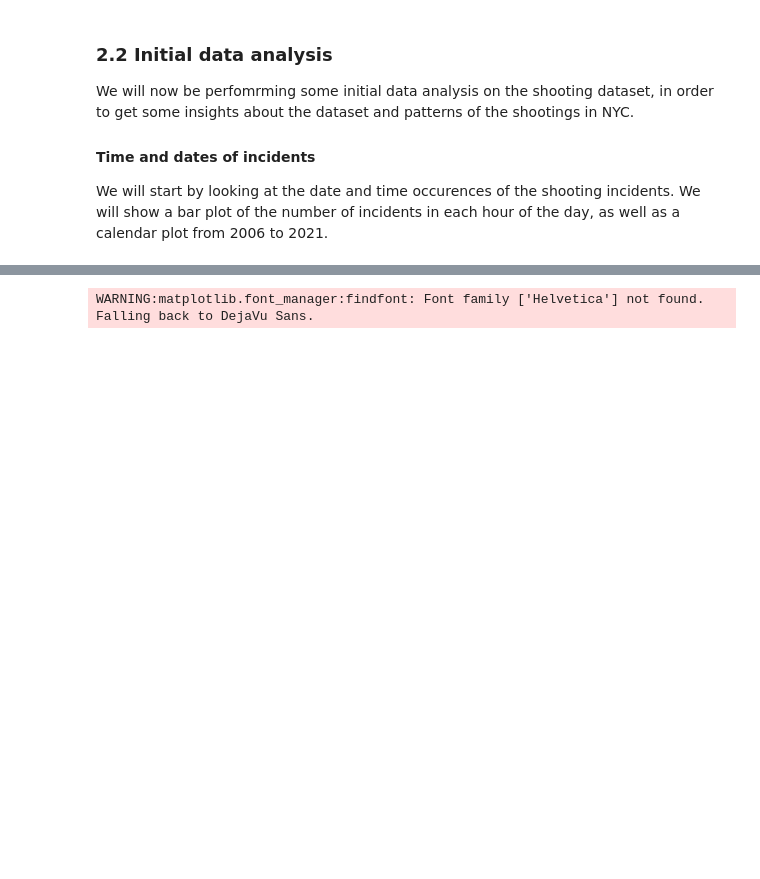
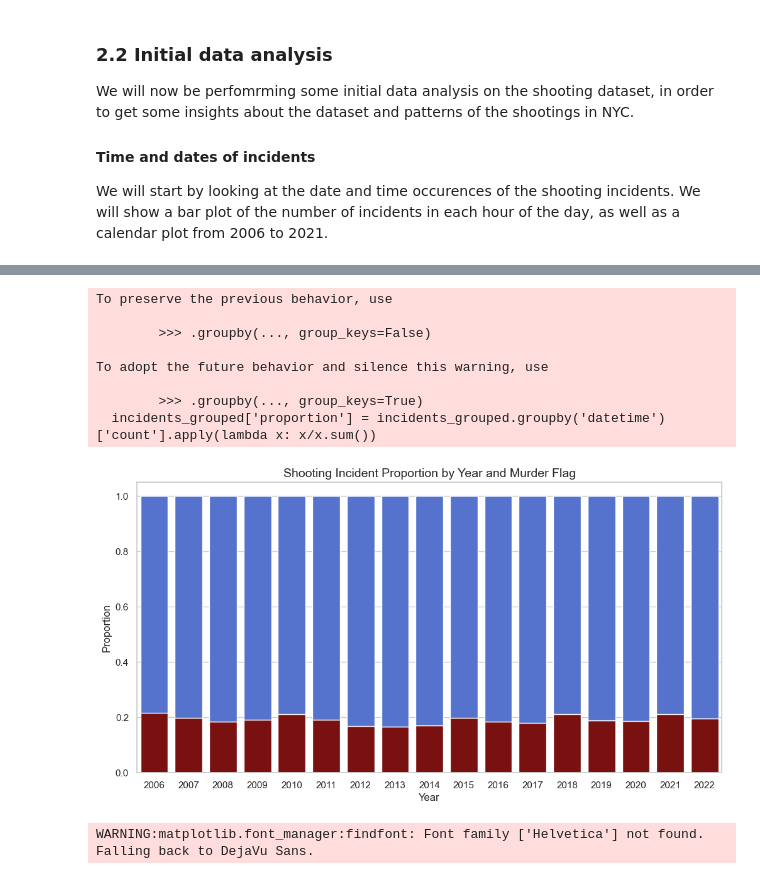
Before and after one commit to pauloog/SocialData, a Jupyter notebook: Final Project/Exploratory Data Analysis.ipynb, the cells around one changed output, grey strips where cells are left out. Drawn from its saved outputs; the diff is of its cells as text; code cells hidden in the pictures; blank space fills up the shorter version.

```diff
--- a/Final Project/Exploratory Data Analysis.ipynb
+++ b/Final Project/Exploratory Data Analysis.ipynb
@@ -179,3 +196,33 @@ plt.show()
+# %%
+# Calculate the proportion of each category by year
+incidents_grouped['proportion'] = incidents_grouped.groupby('datetime')['count'].apply(lambda x: x/x.sum())
+
+# Pivot the table to create a 100% stacked bar chart
+incidents_pivot = incidents_grouped.pivot(index='datetime', columns='statistical_murder_flag', values='proportion')
+incidents_pivot.columns = ['No', 'Yes']  # Rename the columns
+
+# Plot the 100% stacked bar chart
+plt.figure(figsize=(12, 6))
+sns.barplot(x=incidents_pivot.index, y=incidents_pivot['Yes'], color='darkred')
+sns.barplot(x=incidents_pivot.index, y=incidents_pivot['No'], color='royalblue', bottom=incidents_pivot['Yes'])
+
+# Set plot title and axis labels
+plt.title('Shooting Incident Proportion by Year and Murder Flag', fontsize=14)
+plt.xlabel('Year', fontsize=12)
+plt.ylabel('Proportion', fontsize=12)
+
+# Show plot
+plt.show()
+# %% [output]
+To preserve the previous behavior, use
+
+        >>> .groupby(..., group_keys=False)
+
+To adopt the future behavior and silence this warning, use
+
+        >>> .groupby(..., group_keys=True)
+  incidents_grouped['proportion'] = incidents_grouped.groupby('datetime')['count'].apply(lambda x: x/x.sum())
+[figure, added]
 # %%
 # Calendar plot
 all_days = df_shooting.datetime.dt.date.unique().astype('datetime64')
```
Also changed, not shown: parts of 16 cells of this notebook, 1 other file.
